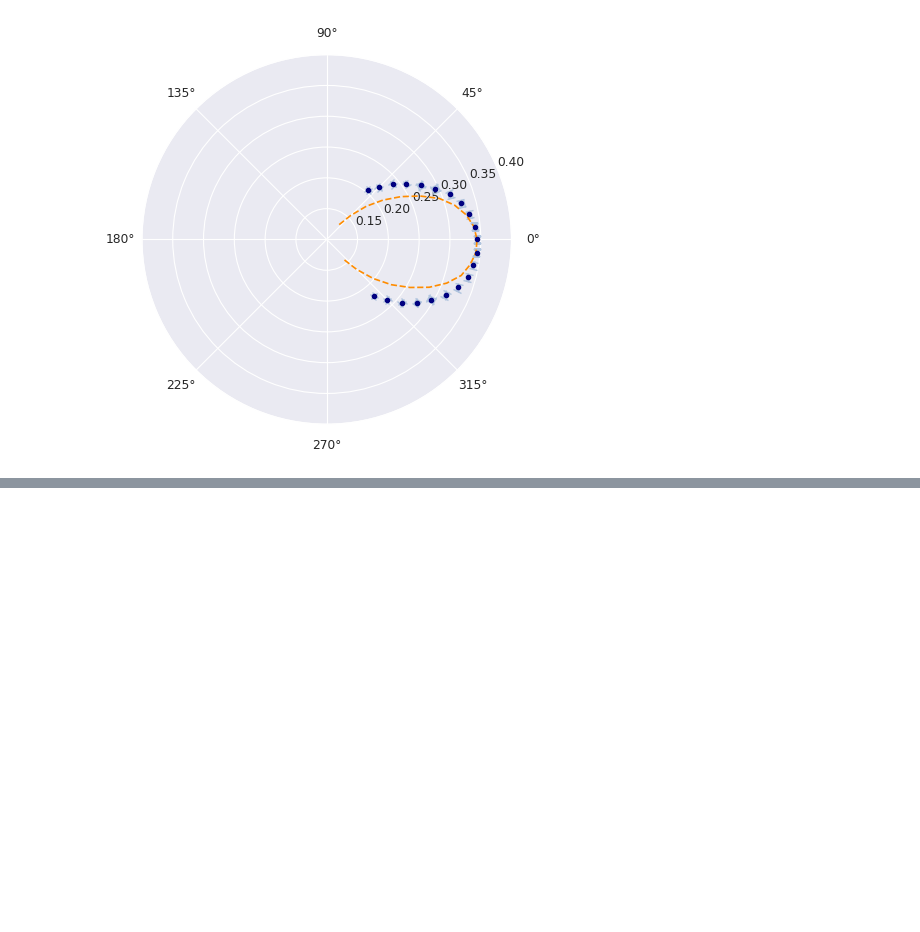
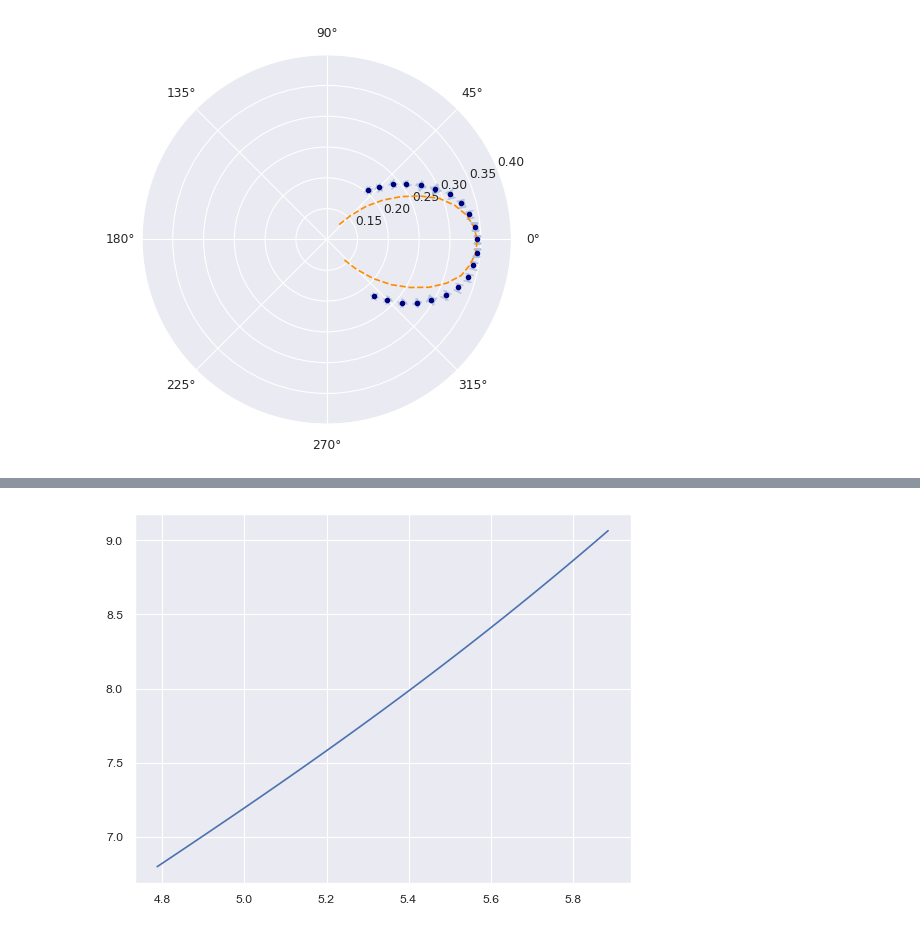
Before and after one commit to KemalOenen/Grundpraktikum2_Gruppe1_SS23, a Jupyter notebook: Versuch10/SchwarzerStrahler.ipynb, the cells around one changed output, grey strips where cells are left out. Cells and saved outputs as stored; diff of their text form; code cells hidden in the pictures; blank space fills up the shorter version.

```diff
--- a/Versuch10/SchwarzerStrahler.ipynb
+++ b/Versuch10/SchwarzerStrahler.ipynb
@@ -39,0 +74,7 @@ plt.show()
+# %%
+x_values=np.log(df["Temperatur"])
+y_values=np.log(sigma) + np.log((df["Temperatur"]+273.15)**4-300**4)
+plt.plot(x_values, y_values)
+plt.show()
+# %% [output]
+[figure, added]
```
Also changed, not shown: parts of 2 cells of this notebook, 1 other file.
